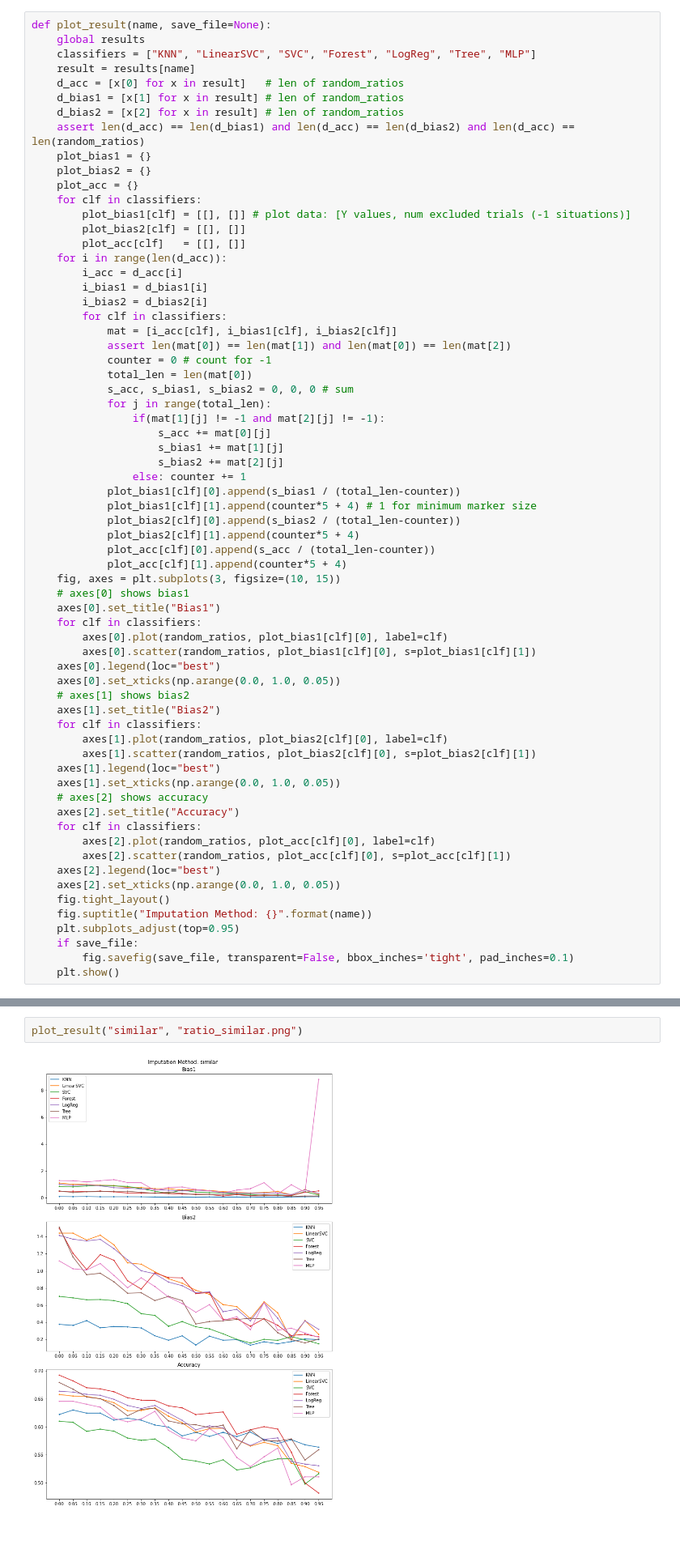
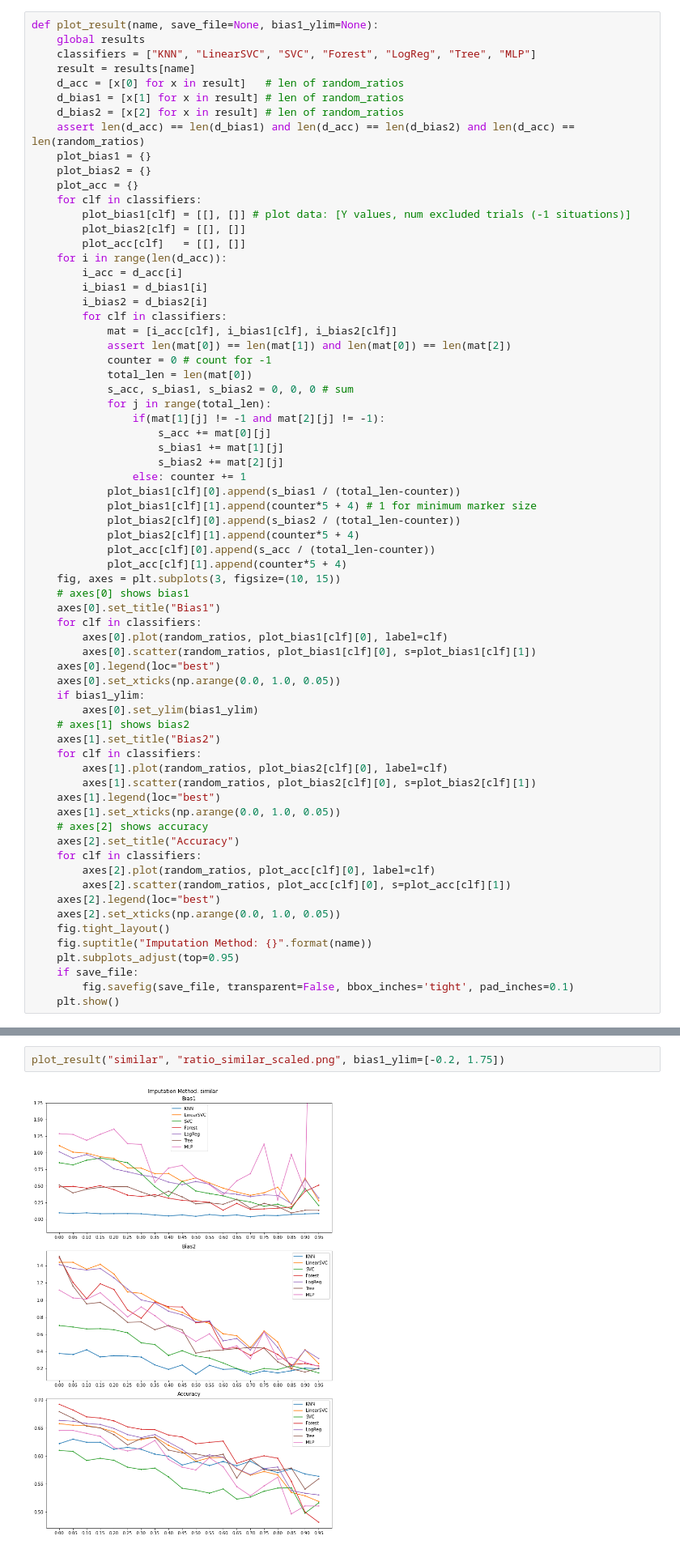
Before and after one commit to teamclouday/DataImputation, a Jupyter notebook: compas_ratio_compare.ipynb, the cells around one changed output, grey strips where cells are left out. Shown at 81% size. Cells and saved outputs as stored; diff of their text form.

Commit message:
add scaled plots

```diff
--- a/compas_ratio_compare.ipynb
+++ b/compas_ratio_compare.ipynb
@@ -318,7 +318,7 @@ if __name__ == "__main__":
 # %% [markdown]
 ### Plots
 # %%
-def plot_result(name, save_file=None):
+def plot_result(name, save_file=None, bias1_ylim=None):
     global results
     classifiers = ["KNN", "LinearSVC", "SVC", "Forest", "LogReg", "Tree", "MLP"]
     result = results[name]
@@ -363,6 +363,8 @@ def plot_result(name, save_file=None):
         axes[0].scatter(random_ratios, plot_bias1[clf][0], s=plot_bias1[clf][1])
     axes[0].legend(loc="best")
     axes[0].set_xticks(np.arange(0.0, 1.0, 0.05))
+    if bias1_ylim:
+        axes[0].set_ylim(bias1_ylim)
     # axes[1] shows bias2
     axes[1].set_title("Bias2")
     for clf in classifiers:
@@ -390,7 +392,7 @@ plot_result("mean", "ratio_mean.png")
 # %%
-plot_result("similar", "ratio_similar.png")
+plot_result("similar", "ratio_similar_scaled.png", bias1_ylim=[-0.2, 1.75])
 # %% [output]
-[figure, old version]
+[figure, new version]
 # %%
 plot_result("multi", "ratio_multi.png")
 # %% [output]
```
Also changed, not shown: parts of 1 cell of this notebook, 2 other files.
